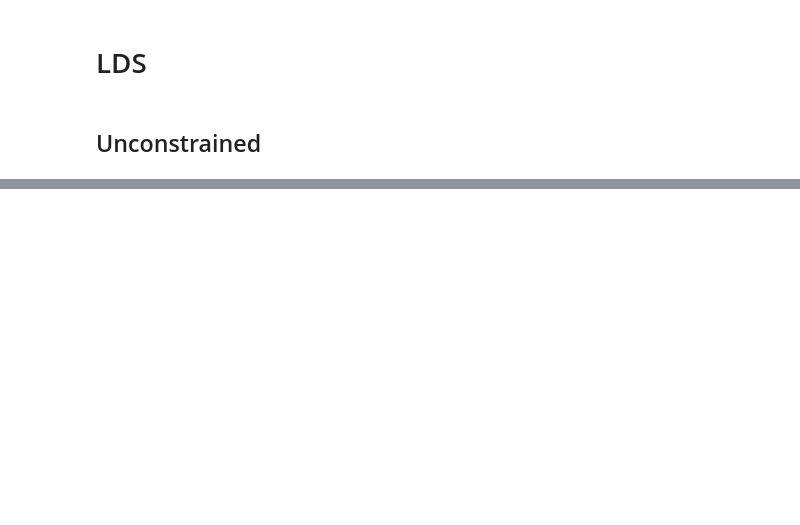
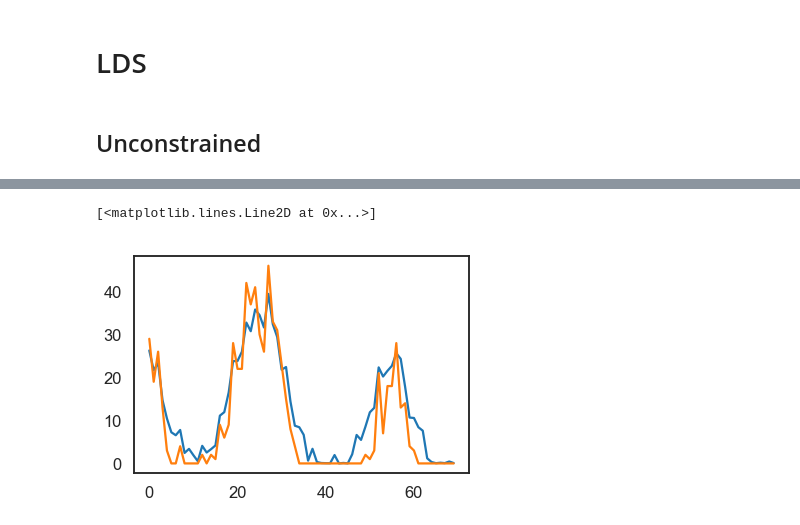
Before and after one commit to michaelerule/ssm, a Jupyter notebook: notebooks/New_PLDS_testing.ipynb, the cells around one changed output, grey strips where cells are left out. Saved outputs shown, nothing was run; the diff lists cells and outputs as text; code cells hidden in the pictures; blank space fills up the shorter version.

```diff
--- a/notebooks/New_PLDS_testing.ipynb
+++ b/notebooks/New_PLDS_testing.ipynb
@@ -215,0 +201,9 @@ NameError: name 'stop' is not defined
+# %%
+y_smooth = lds.smooth(q.mean[0], y_masks[0], mask=masks[0])
+# %%
+n = 15
+plt.plot(y_smooth[:, n])
+plt.plot(ys[0][n])
+# %% [output]
+[<matplotlib.lines.Line2D at 0x...>]
+[figure, added]
```
Also changed, not shown: parts of 9 cells of this notebook, 1 other file.
